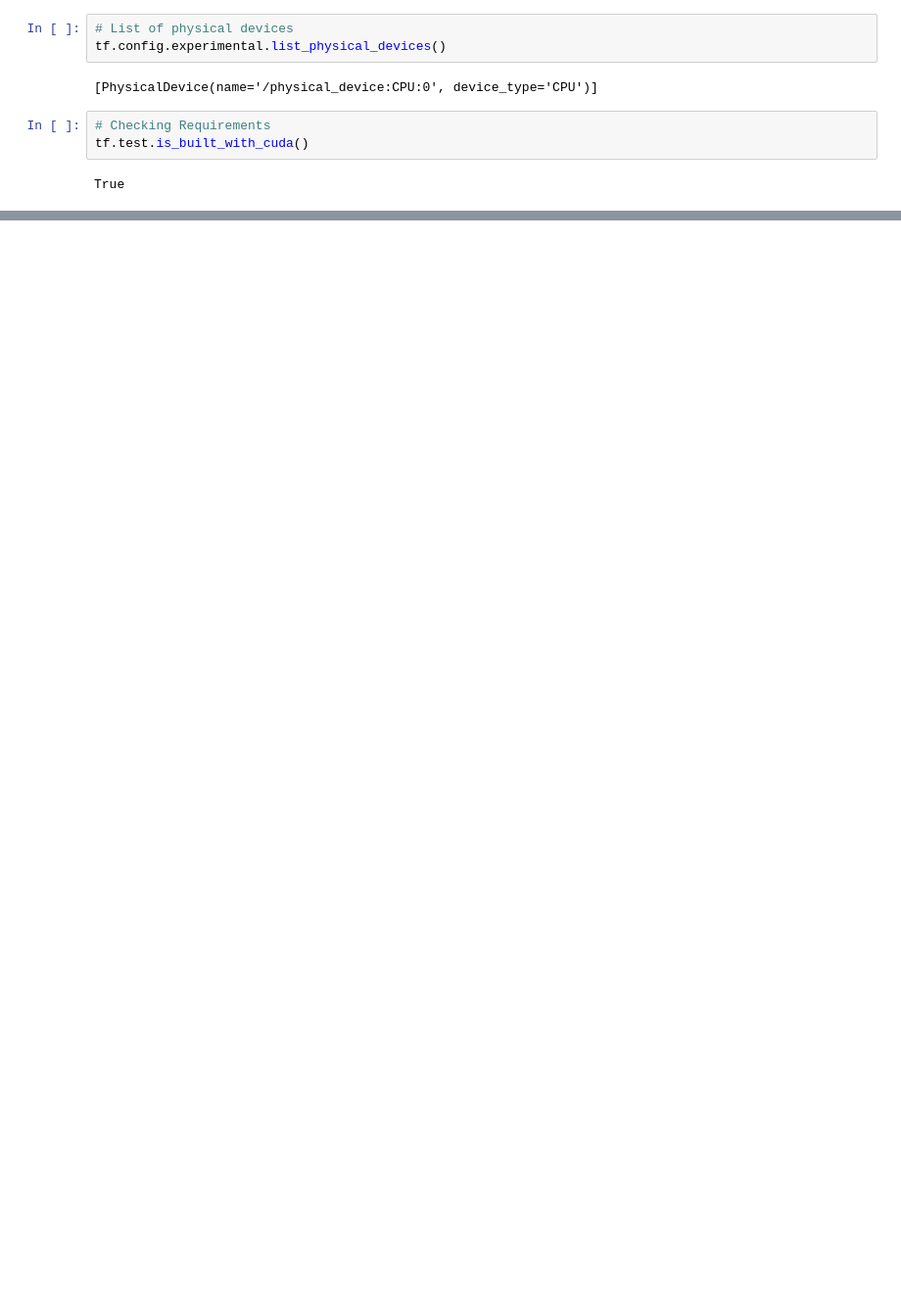
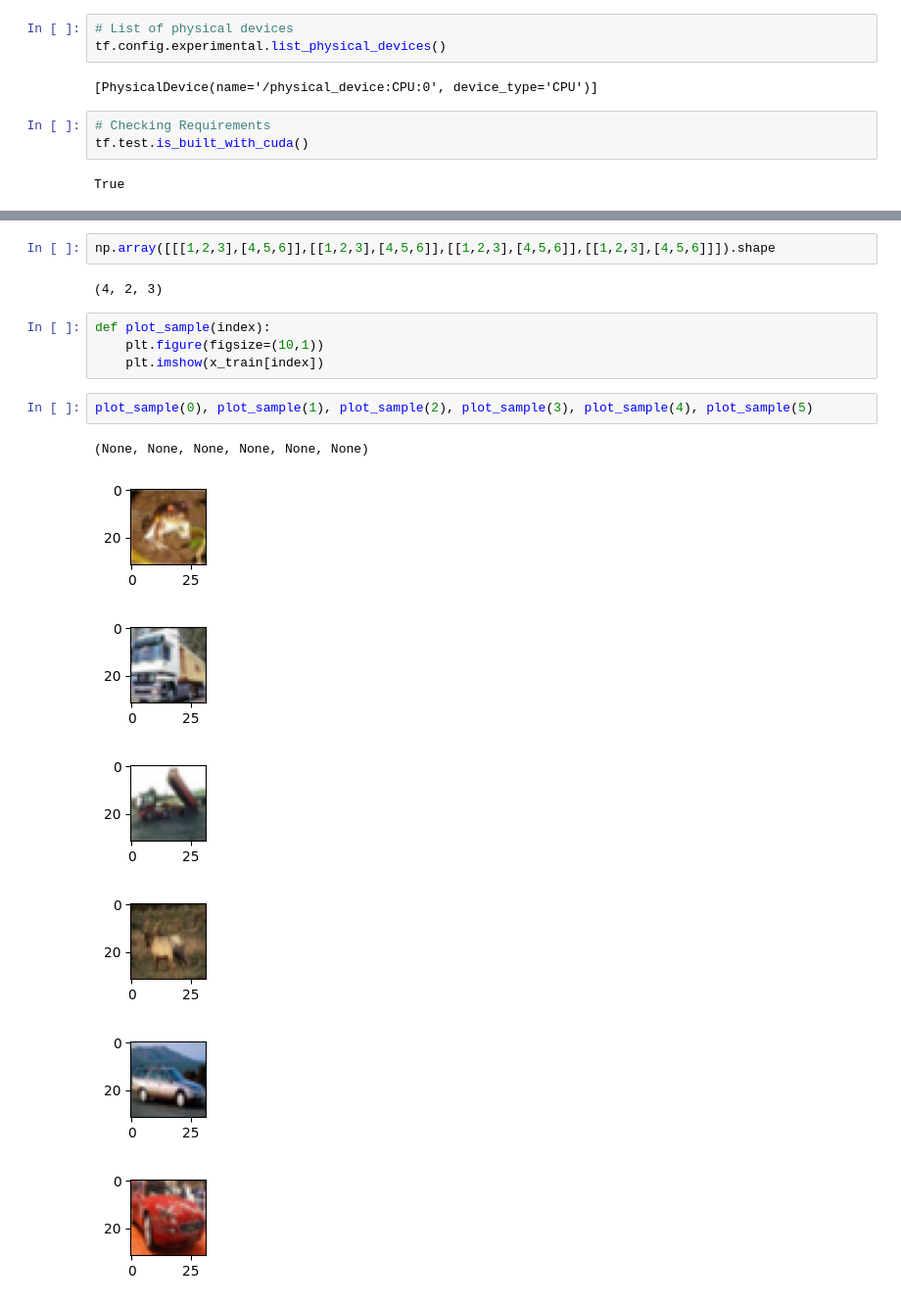
Before and after one commit to pb319/Learning_Deep_Learning, a Jupyter notebook: Lesson8/practice.ipynb, the cells around one changed output, grey strips where cells are left out. Shown at 98% size. Cells and saved outputs as stored; diff of their text form; blank space fills up the shorter version.

```diff
--- a/Lesson8/practice.ipynb
+++ b/Lesson8/practice.ipynb
@@ -35,0 +61,18 @@ x_train.shape,x_train.shape,y_train.shape,y_test.shape
+# %%
+np.array([[[1,2,3],[4,5,6]],[[1,2,3],[4,5,6]],[[1,2,3],[4,5,6]],[[1,2,3],[4,5,6]]]).shape
+# %% [output]
+(4, 2, 3)
+# %%
+def plot_sample(index):
+    plt.figure(figsize=(10,1))
+    plt.imshow(x_train[index])
+# %%
+plot_sample(0), plot_sample(1), plot_sample(2), plot_sample(3), plot_sample(4), plot_sample(5)
+# %% [output]
+(None, None, None, None, None, None)
+[figure, added]
+[figure, added]
+[figure, added]
+[figure, added]
+[figure, added]
+[figure, added]
```
Also changed, not shown: parts of 6 cells of this notebook.
